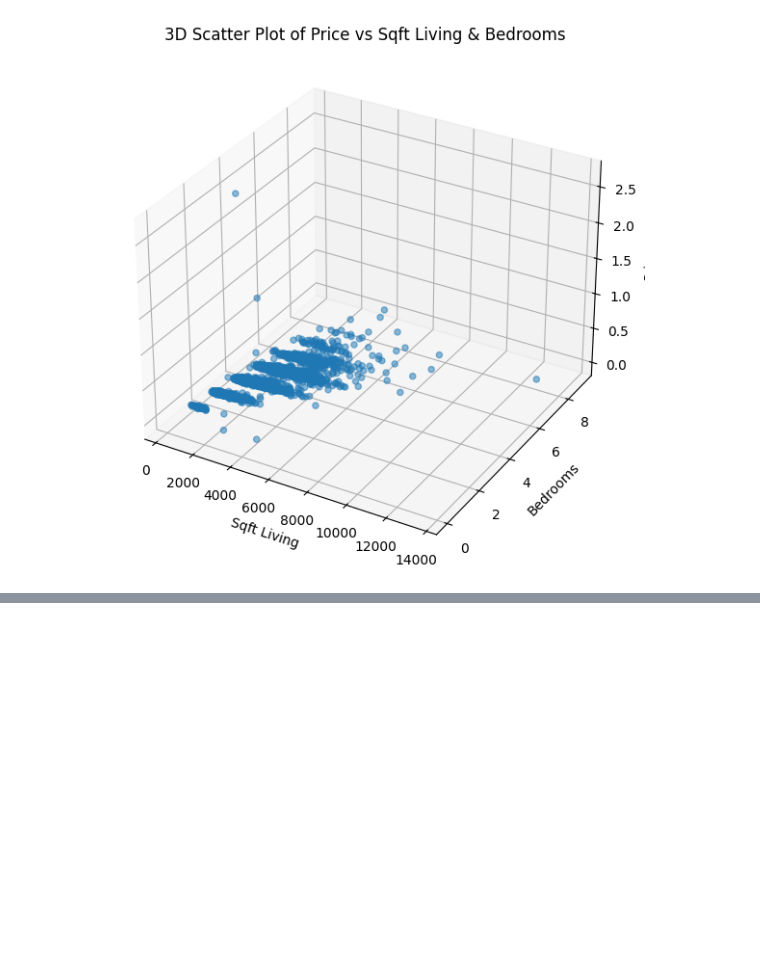
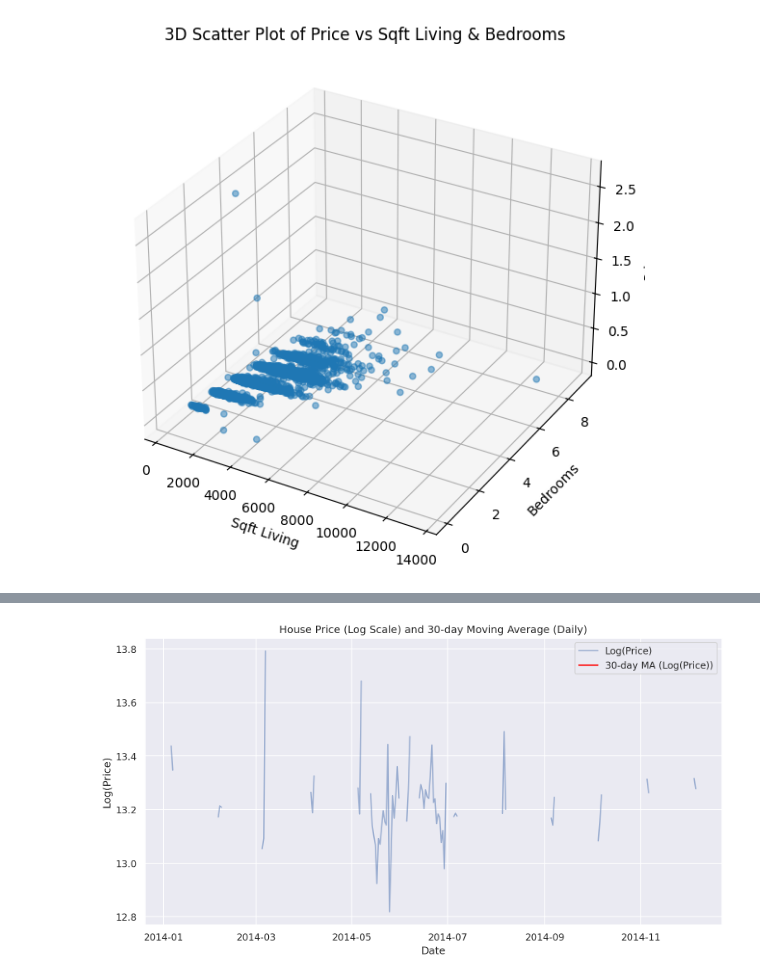
Before and after one commit to snehanshuchk/EDA-Theory-, a Jupyter notebook: 21BDS0313.ipynb, the cells around one changed output, grey strips where cells are left out. Cells and saved outputs as stored; diff of their text form; code cells hidden in the pictures; blank space fills up the shorter version.

```diff
--- a/21BDS0313.ipynb
+++ b/21BDS0313.ipynb
@@ -453,0 +562,24 @@ plt.show()
+# %%
+# ------------------------------------------------------------------------------
+# 5. Moving Average: Smoothing the Time Series
+# ------------------------------------------------------------------------------
+# 5a. Resample the data to daily frequency (mean price per day)
+df_daily = df['price'].resample('D').mean()
+
+# 5b. Apply log transform to handle large ranges
+df_daily_log = np.log1p(df_daily)  # log(1 + price) to avoid issues if price=0
+
+#5c. Calculate a 30-day rolling average on the log-transformed data
+df_daily_log_ma30 = df_daily_log.rolling(window=30).mean()
+
+# 5d. Plot the original (log-transformed) and the moving average
+plt.figure()
+plt.plot(df_daily_log, label='Log(Price)', alpha=0.5)
+plt.plot(df_daily_log_ma30, label='30-day MA (Log(Price))', color='red')
+plt.title("House Price (Log Scale) and 30-day Moving Average (Daily)")
+plt.xlabel("Date")
+plt.ylabel("Log(Price)")
+plt.legend()
+plt.show()
+# %% [output]
+[figure, added]
```
Also changed, not shown: parts of 7 cells of this notebook.
